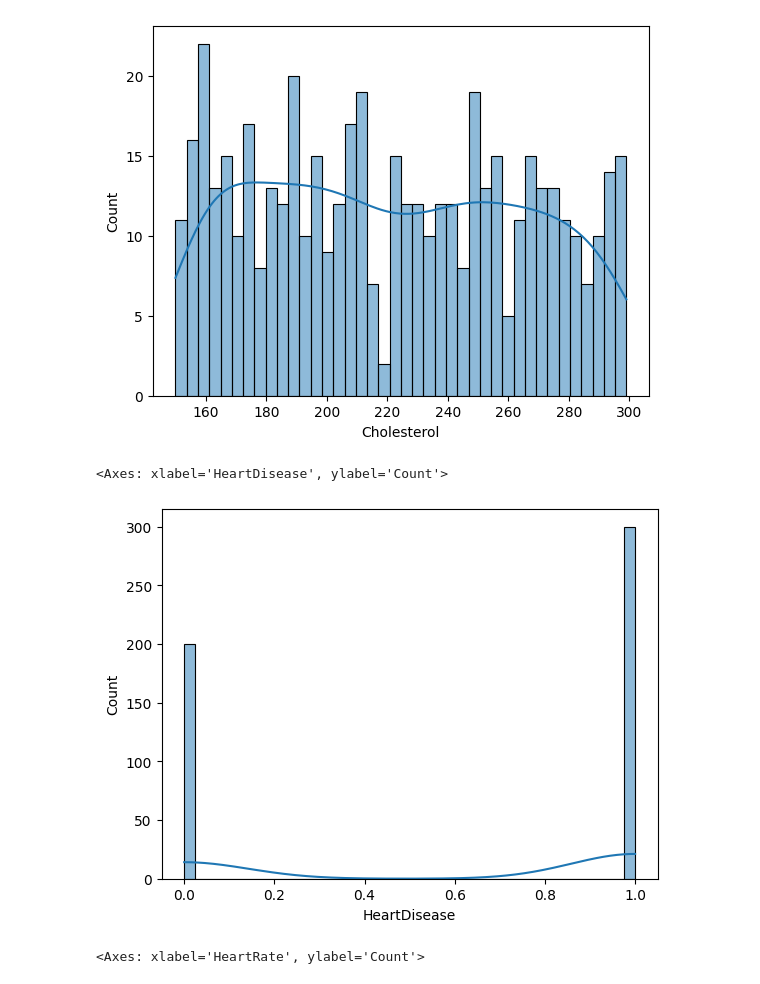
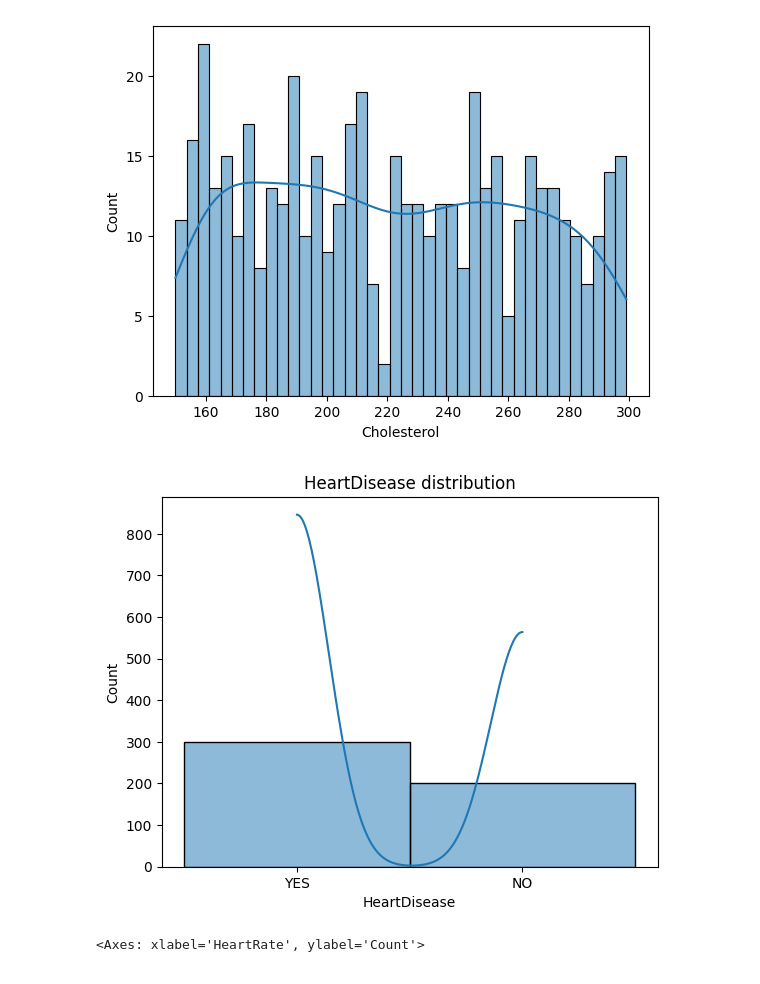
Before and after one commit to draco987987/Heart_Failure_Prediction_Proyect, a Jupyter notebook: jupyter_notebooks/Notebook_Template.ipynb, the cells around one changed output. Cells and saved outputs as stored; diff of their text form; code cells hidden in the pictures.

```diff
--- a/jupyter_notebooks/Notebook_Template.ipynb
+++ b/jupyter_notebooks/Notebook_Template.ipynb
@@ -212,11 +233,15 @@ sns.histplot(df['Cholesterol'], bins=40, kde=True)
 # %% [output]
 <Axes: xlabel='Cholesterol', ylabel='Count'>
 [figure]
-# %%
-sns.histplot(df['HeartDisease'], bins=40, kde=True)
-# %% [output]
-<Axes: xlabel='HeartDisease', ylabel='Count'>
-[figure, removed]
+# %%
+sns.histplot(df['HeartDisease'], bins=40, kde=True)
+plt.title("HeartDisease distribution")
+plt.xlabel("HeartDisease")
+plt.ylabel("Count")
+plt.xticks(ticks=[0, 1], labels=["YES", "NO"])
+plt.show()
+# %% [output]
+[figure, added]
 # %%
 sns.histplot(df['HeartRate'], bins=40, kde=True)
 # %% [output]
```
Also changed, not shown: parts of 16 cells of this notebook, 10 other files.
